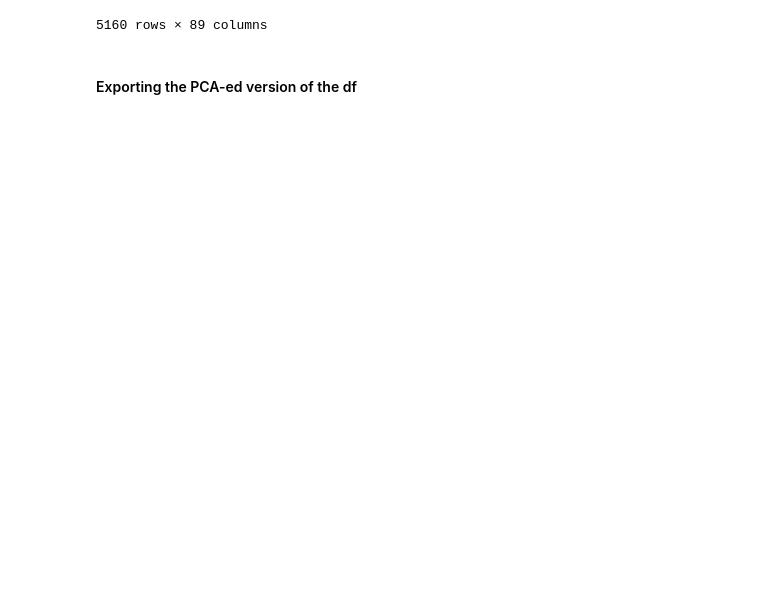
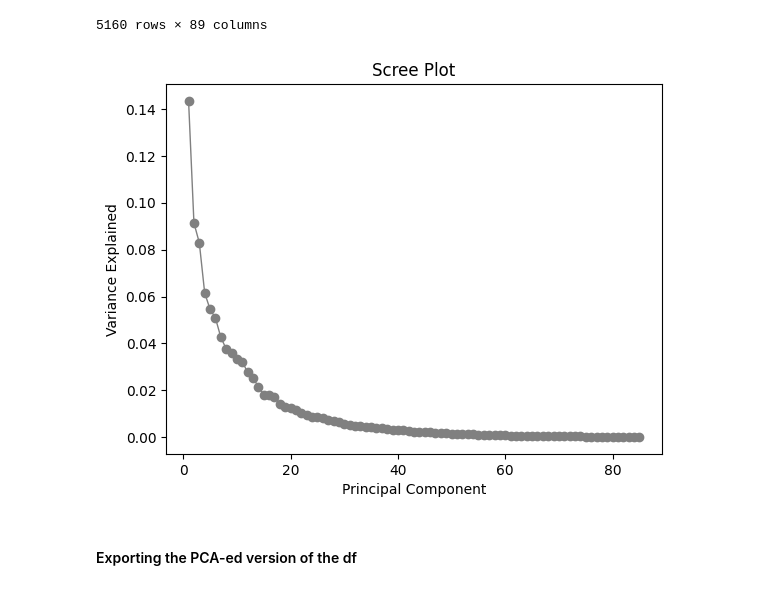
Before and after one commit to rapsoj/crop-yield-estimate, a Jupyter notebook: 02-data-cleaning/01.06-dim-reduction.ipynb, the cells around one changed output. Saved outputs shown, nothing was run; the diff lists cells and outputs as text; code cells hidden in the pictures; blank space fills up the shorter version.

Commit message:
added scree plot

```diff
--- a/02-data-cleaning/01.06-dim-reduction.ipynb
+++ b/02-data-cleaning/01.06-dim-reduction.ipynb
@@ -96,6 +96,19 @@ pca_results
 | 5158 | ID_YQRL2IOUU4SZ | test | NaN | NaN | -1.820862 | 0.048939 | 1.621924 | 0.345636 | -0.716188 | 0.956283 | ... |
 | 5159 | ID_VAX2N8ELPEZE | test | NaN | NaN | -0.919046 | -1.467055 | 0.549157 | -0.495817 | 0.192121 | -1.015697 | ... |
 5160 rows × 89 columns
+# %%
+# Scree plot
+import matplotlib.pyplot as plt
+import numpy as np
+
+PC_values = np.arange(pca.n_components_) + 1
+plt.plot(PC_values, pca.explained_variance_ratio_, 'o-', linewidth=1, color='grey')
+plt.title('Scree Plot')
+plt.xlabel('Principal Component')
+plt.ylabel('Variance Explained')
+plt.show()
+# %% [output]
+[figure, added]
 # %% [markdown]
 #### Exporting the PCA-ed version of the df
 # %%
```
Also changed, not shown: parts of 1 cell of this notebook.
